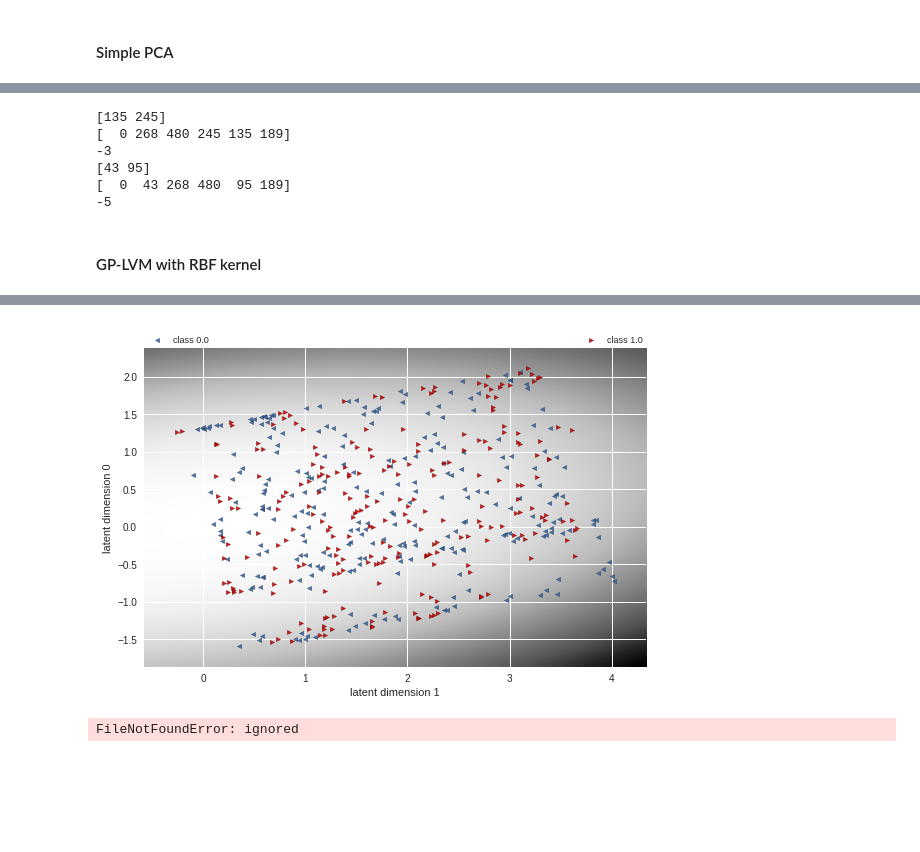
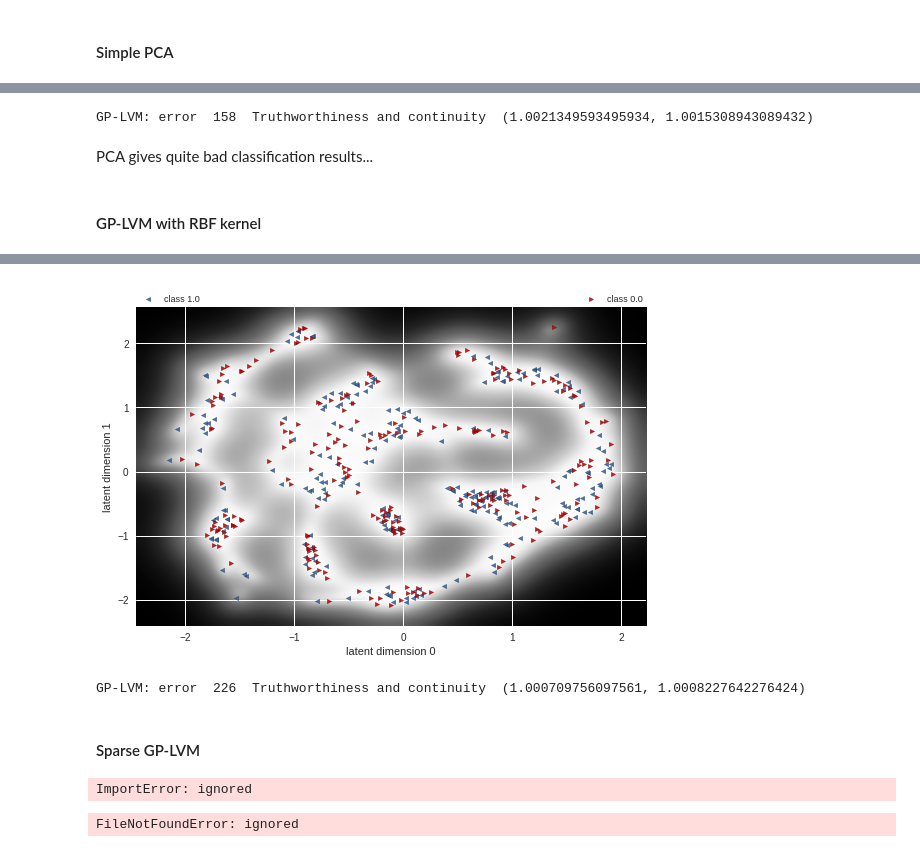
Before and after one commit to Emmanuelle7/gplvm, a Jupyter notebook: Non_linearDimensionalityReduction.ipynb, the cells around one changed output, grey strips where cells are left out. Saved outputs shown, nothing was run; the diff lists cells and outputs as text; code cells hidden in the pictures; blank space fills up the shorter version.

```diff
--- a/Non_linearDimensionalityReduction.ipynb
+++ b/Non_linearDimensionalityReduction.ipynb
@@ -167,15 +177,6 @@ $$ y_n = (t_n\cos t_n, t_n\sin t_n, 30 t_n) + \epsilon_n$$
 The data points are then separated into 2 classes according to the following rule:
 $$ c_n = \lfloor t_n / 2 \rfloor + \lfloor 30 q_n / 12 \rfloor + 2 \mod 2 $$
 The dimension of the latent space is then $Q = 2$
-# %%
-def swiss_roll_generator(num_samples=1000, sigma=0.1):
-
-  t = 3*np.pi/2*(1+2*np.random.rand(num_samples))
-  h = 30*np.random.rand(num_samples)
-  y = np.stack([t*np.cos(t),t*np.sin(t),h],axis=1) + sigma*np.random.rand(num_samples,3)
-  lab = (t//2 + h//2 + 2) % 2
-
-  return y,lab
 # %%
 data_sr, lab_sr = swiss_roll_generator(500, sigma=0.05)
 
@@ -263,40 +226,17 @@ PCA: error  152  Truthworthiness and continuity  (1.0021081300813008, 1.00147804
-# %%
-X_one_NN = NearestNeighbors(n_neighbors=500, algorithm='auto').fit(X)
-Y_one_NN = NearestNeighbors(n_neighbors=500, algorithm='auto').fit(data_sr)
-_, X_ind = X_one_NN.kneighbors(X)
-_, Y_ind = Y_one_NN.kneighbors(data_sr)
-
-k=5
-U = np.setdiff1d(X_ind[0,1:k+1],Y_ind[0,1:k+1])
-print(U)
-print(X_ind[0,:k+1])
-T=0
-for j in range(U.shape[0]):
-  T = T + np.where(X_ind[0,:k+1] == U[j])[0] - k
-print(T[0])
-
-# Continuity
-C = 0
-V = np.setdiff1d(Y_ind[0,1:k+1], X_ind[0,1:k+1])
-print(V)
-print(Y_ind[0,:k+1])
-for j in range(V.shape[0]):
-  C = C + np.where(Y_ind[0,:k+1] == V[j])[0] - k
-print(C[0])
-# %% [output]
-[135 245]
-[  0 268 480 245 135 189]
--3
-[43 95]
-[  0  43 268 480  95 189]
--5
+# %%
+err_pca = classification_error(m1.X,lab_sr)
+print("GP-LVM: error ",err_pca," Truthworthiness and continuity ",truthworthiness(m1.X,data_sr,k=5))
+# %% [output]
+GP-LVM: error  158  Truthworthiness and continuity  (1.0021349593495934, 1.0015308943089432)
+# %% [markdown]
+PCA gives quite bad classification results...
 # %% [markdown]
 #### GP-LVM with RBF kernel
 # %%
 %%time
-kernel = Linear(2)
-m1 = GPy.models.GPLVM(data_sr, 2, kernel=kernel)
-m1.data_labels = lab_sr
-m1.optimize('scg')
-m1.plot_latent(labels=m1.data_labels)
+kernel = GPy.kern.RBF(2, ARD=True) + GPy.kern.Bias(2)
+m2 = GPy.models.GPLVM(data_sr, 2, kernel=kernel)
+m2.data_labels = lab_sr
+m2.optimize('scg')
+m2.plot_latent(labels=m2.data_labels)
 # %% [output]
@@ -305 +245,17 @@ Wall time: 14.2 s
-[figure, old version]
+[figure, new version]
+# %%
+err_RBF = classification_error(m2.X,lab_sr)
+print("GP-LVM: error ",err_RBF," Truthworthiness and continuity ",truthworthiness(m2.X,data_sr,k=5))
+# %% [output]
+GP-LVM: error  226  Truthworthiness and continuity  (1.000709756097561, 1.0008227642276424)
+# %% [markdown]
+#### Sparse GP-LVM
+# %%
+%%time
+kernel = GPy.kern.RBF(2, ARD=True) + GPy.kern.Bias(2)
+m3 = GPy.models.SparseGPLVM(data_sr, 2, kernel=kernel, num_inducing=100)
+m3.data_labels = lab_sr
+m3.optimize('scg')
+m3.plot_latent(labels=m3.data_labels)
+# %% [output]
+ImportError: ignored
```
Also changed, not shown: parts of 13 cells of this notebook.
